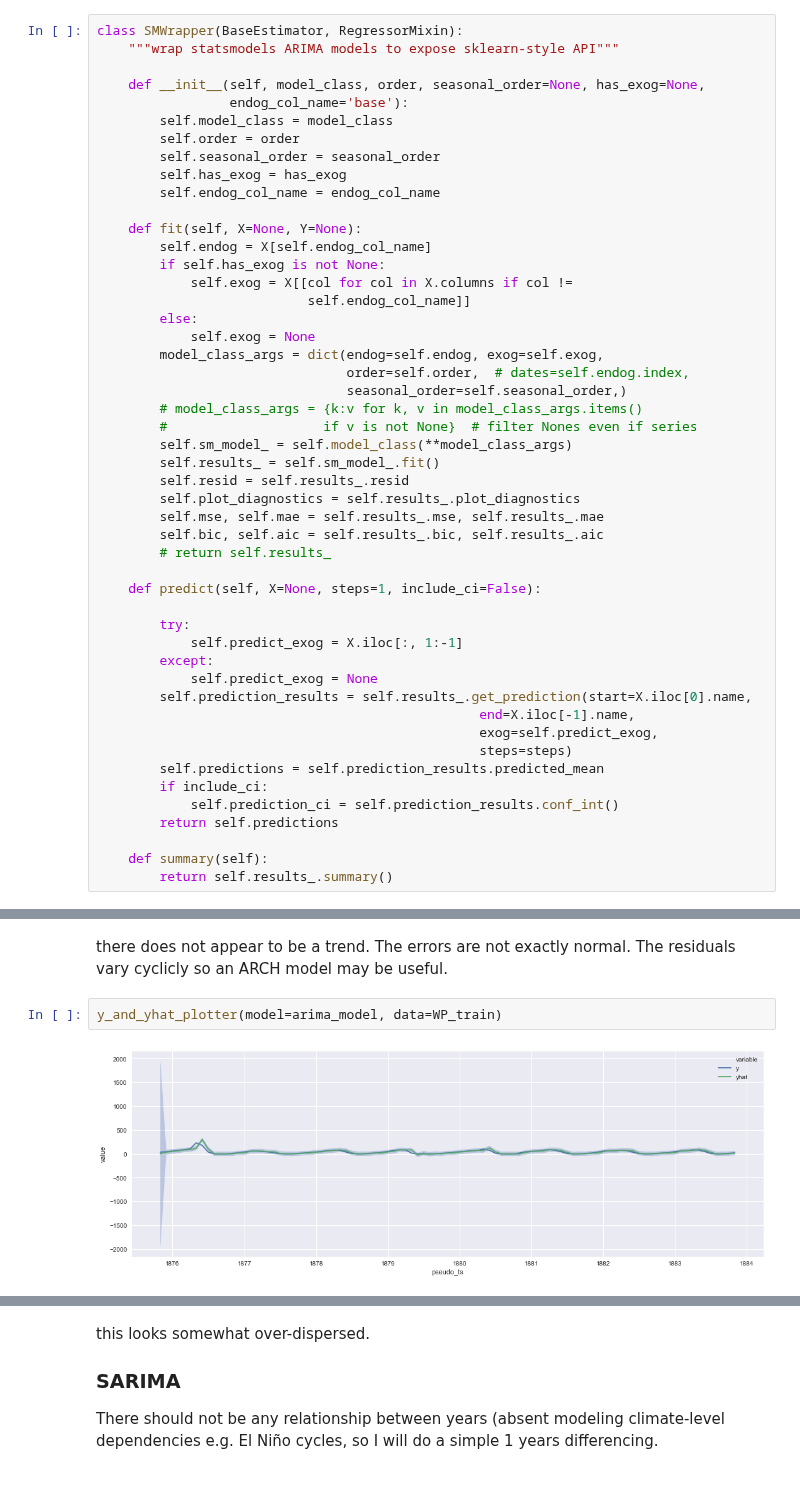
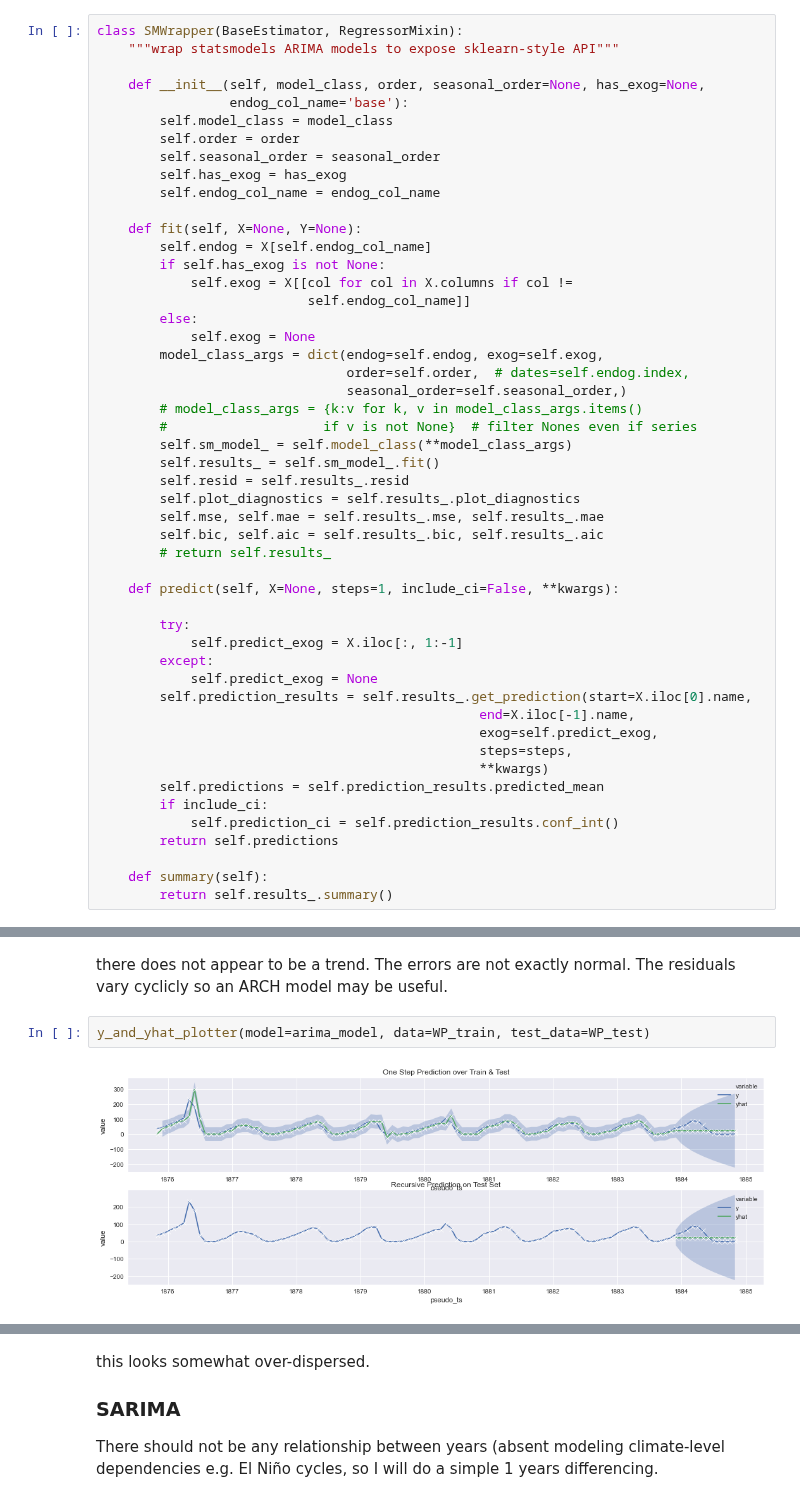
Before and after one commit to chrisoyer/ski-snow-modeling, a Jupyter notebook: src/analysis/snow_ts_analysis.ipynb, the cells around one changed output, grey strips where cells are left out. Saved outputs shown, nothing was run; the diff lists cells and outputs as text.

Commit message:
added second axis for multistep vs single step prediction.

```diff
--- a/src/analysis/snow_ts_analysis.ipynb
+++ b/src/analysis/snow_ts_analysis.ipynb
@@ -165,7 +194,7 @@ class SMWrapper(BaseEstimator, RegressorMixin):
         self.bic, self.aic = self.results_.bic, self.results_.aic
         # return self.results_
 
-    def predict(self, X=None, steps=1, include_ci=False):
+    def predict(self, X=None, steps=1, include_ci=False, **kwargs):
 
         try:
             self.predict_exog = X.iloc[:, 1:-1]
@@ -174,7 +203,8 @@ class SMWrapper(BaseEstimator, RegressorMixin):
         self.prediction_results = self.results_.get_prediction(start=X.iloc[0].name,
                                                  end=X.iloc[-1].name,
                                                  exog=self.predict_exog,
-                                                 steps=steps)
+                                                 steps=steps,
+                                                 **kwargs)
         self.predictions = self.prediction_results.predicted_mean
         if include_ci:
             self.prediction_ci = self.prediction_results.conf_int()
@@ -337,9 +367,9 @@ IC_chooser(unwrapped_mod=smt.arima.model.ARIMA, X=WP_train,
 # %% [markdown]
 there does not appear to be a trend. The errors are not exactly normal. The residuals vary cyclicly so an ARCH  model may be useful.
 # %%
-y_and_yhat_plotter(model=arima_model, data=WP_train)
+y_and_yhat_plotter(model=arima_model, data=WP_train, test_data=WP_test)
 # %% [output]
-[figure, old version]
+[figure, new version]
 # %%
 time_crossval(model=arima_model, X=WP_train,
               y=WP_train.shift(1).fillna(0))
```
Also changed, not shown: parts of 6 cells of this notebook.
